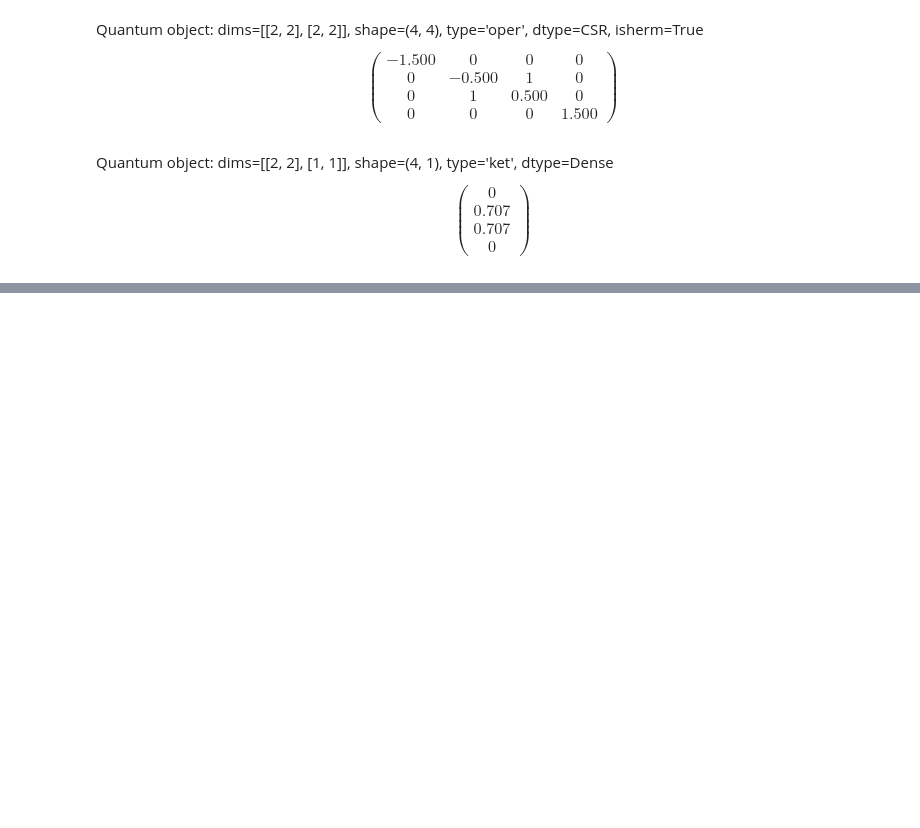
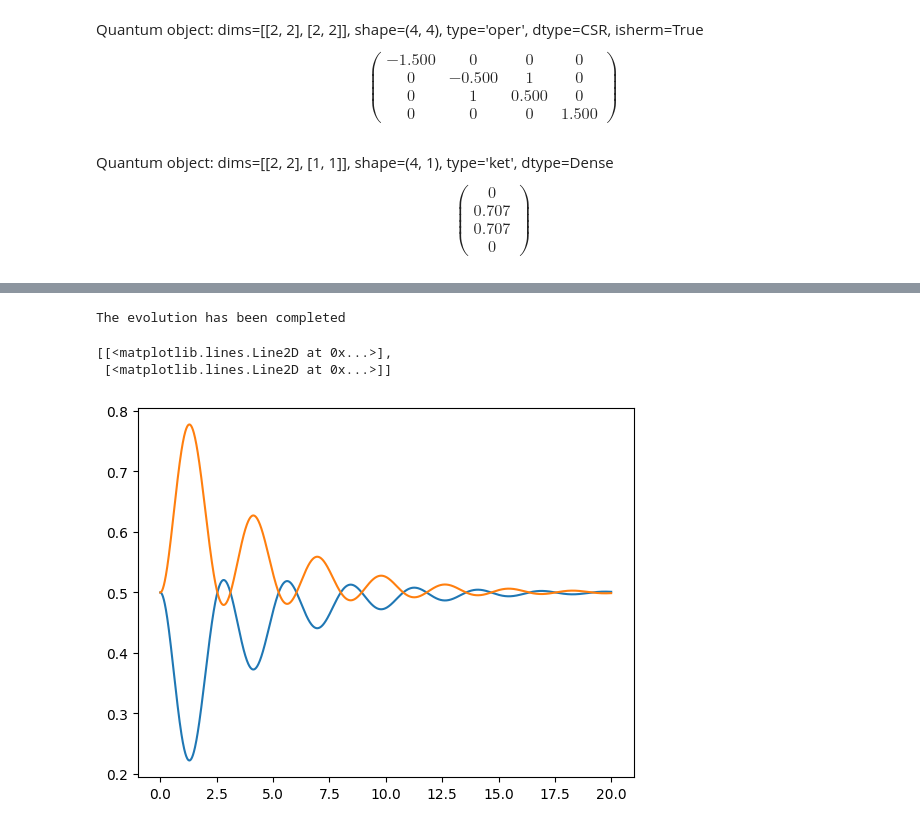
Before and after one commit to N384R/Quantum_Dynamics, a Jupyter notebook: test_my_qme_class.ipynb, the cells around one changed output, grey strips where cells are left out. Drawn from its saved outputs; the diff is of its cells as text; code cells hidden in the pictures; blank space fills up the shorter version.

```diff
--- a/test_my_qme_class.ipynb
+++ b/test_my_qme_class.ipynb
@@ -54,0 +129,27 @@ sys.to_dict()
+# %%
+dt = 0.01
+time = np.arange(0, 20, dt)
+shots = 16000
+# %%
+backend = Backend(method='classical')
+evolution = Evolution(backend=backend)
+
+results = evolution.run(system=sys,
+                        environment=None,
+                        time=time,
+                        rates=0.1,
+                        )
+# %% [output]
+The evolution has been completed
+# %%
+import matplotlib.pyplot as plt
+
+P_qutip = results.expect
+error = [np.sqrt(P_qutip[i] * (np.ones_like(P_qutip[i]) - P_qutip[i]))
+         for i in range(len(epsilon))]
+
+[plt.plot(time, P_qutip[i]) for i in range(len(epsilon))]
+# %% [output]
+[[<matplotlib.lines.Line2D at 0x...>],
+ [<matplotlib.lines.Line2D at 0x...>]]
+[figure, added]
```
Also changed, not shown: parts of 4 cells of this notebook, 1 other file.
